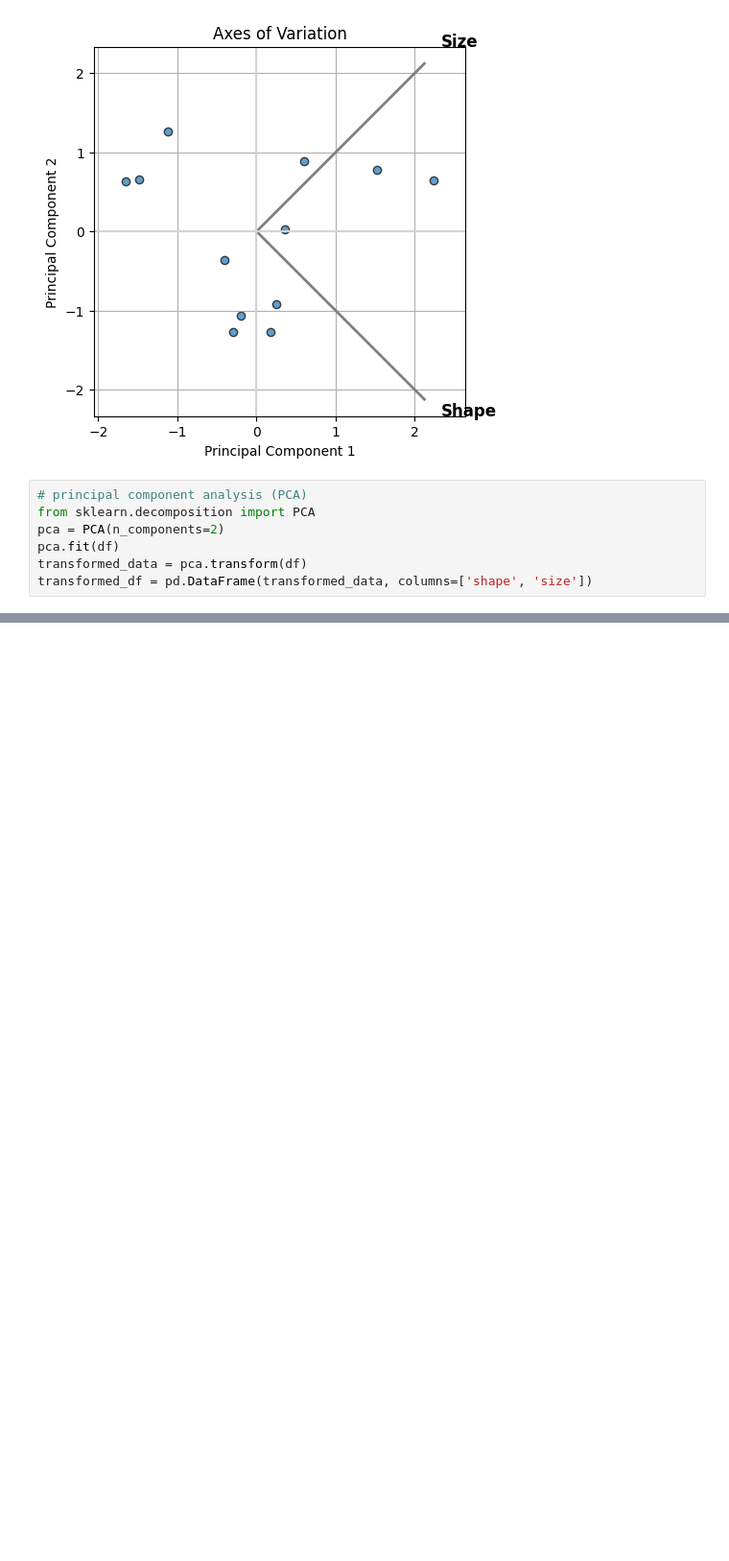
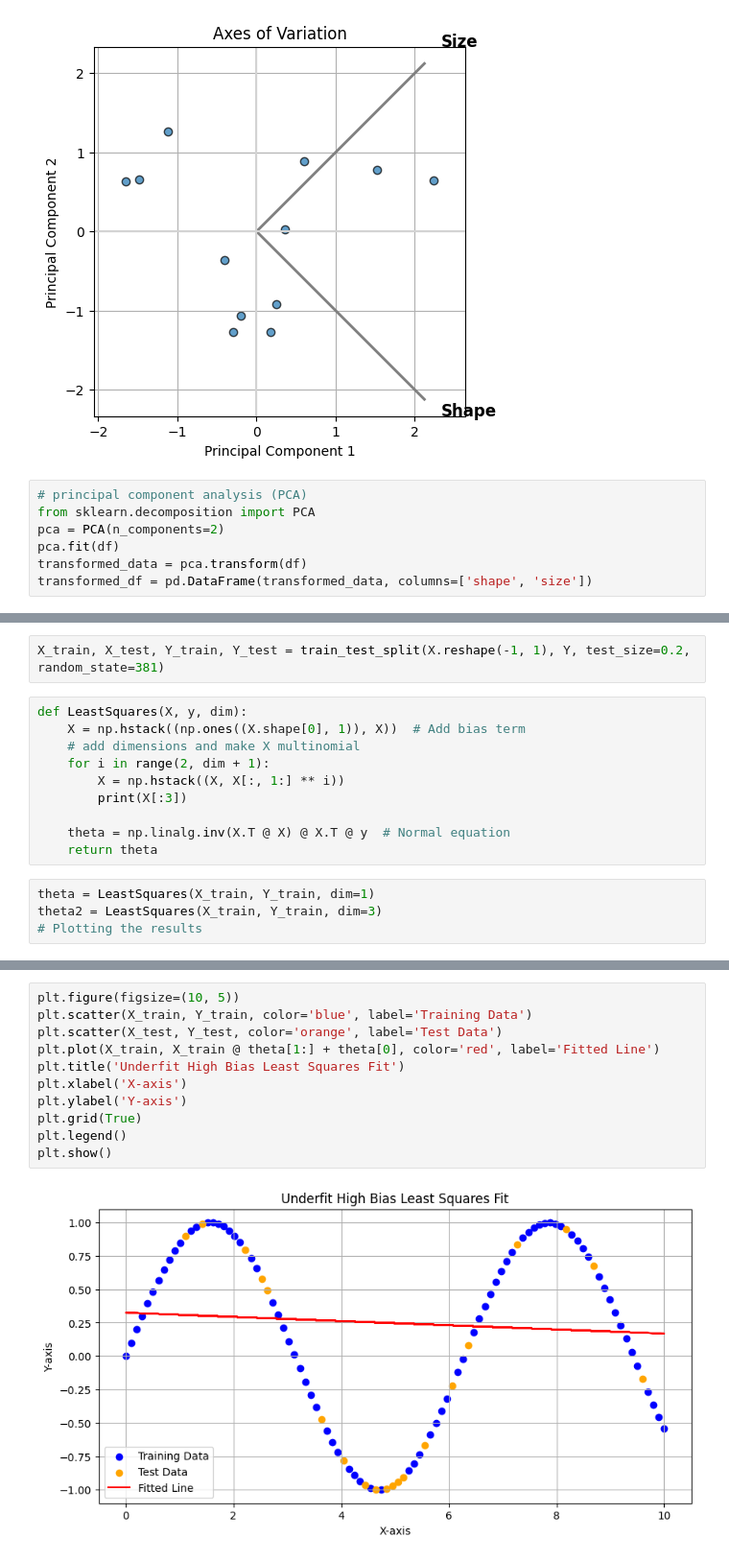
Before and after one commit to abdullaharifx/PL-Work, a Jupyter notebook: Miscellaneous-04.ipynb, the cells around one changed output, grey strips where cells are left out. Shown at 96% size. Cells and saved outputs as stored; diff of their text form; blank space fills up the shorter version.

```diff
--- a/Miscellaneous-04.ipynb
+++ b/Miscellaneous-04.ipynb
@@ -88,0 +187,16 @@ transformed_df = pd.DataFrame(transformed_data, columns=['shape', 'size'])
+# %%
+X_train, X_test, Y_train, Y_test = train_test_split(X.reshape(-1, 1), Y, test_size=0.2, random_state=381)
+# %%
+def LeastSquares(X, y, dim):
+    X = np.hstack((np.ones((X.shape[0], 1)), X))  # Add bias term
+    # add dimensions and make X multinomial
+    for i in range(2, dim + 1):
+        X = np.hstack((X, X[:, 1:] ** i))
+        print(X[:3])
+
+    theta = np.linalg.inv(X.T @ X) @ X.T @ y  # Normal equation
+    return theta
+# %%
+theta = LeastSquares(X_train, Y_train, dim=1)
+theta2 = LeastSquares(X_train, Y_train, dim=3)
+# Plotting the results
@@ -88,0 +213,13 @@ transformed_df = pd.DataFrame(transformed_data, columns=['shape', 'size'])
+# %%
+plt.figure(figsize=(10, 5))
+plt.scatter(X_train, Y_train, color='blue', label='Training Data')
+plt.scatter(X_test, Y_test, color='orange', label='Test Data')
+plt.plot(X_train, X_train @ theta[1:] + theta[0], color='red', label='Fitted Line')
+plt.title('Underfit High Bias Least Squares Fit')
+plt.xlabel('X-axis')
+plt.ylabel('Y-axis')
+plt.grid(True)
+plt.legend()
+plt.show()
+# %% [output]
+[figure, added]
```
Also changed, not shown: parts of 17 cells of this notebook, 1 other file.
